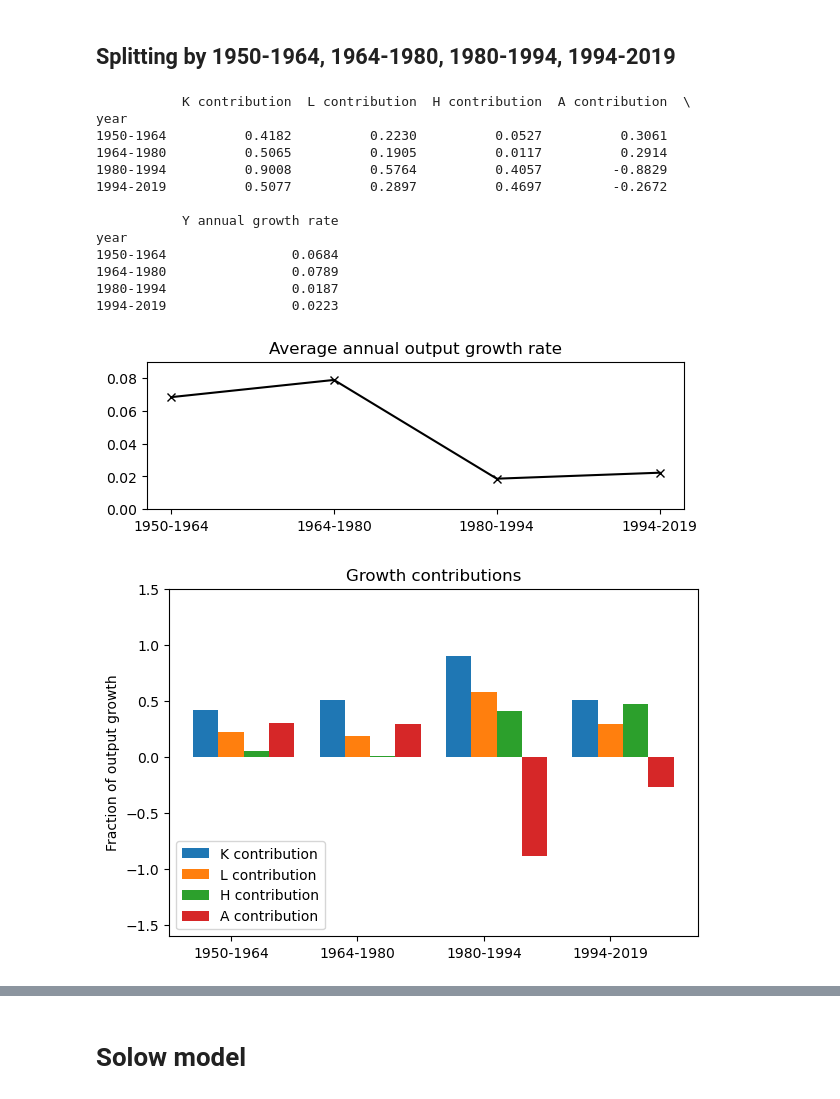
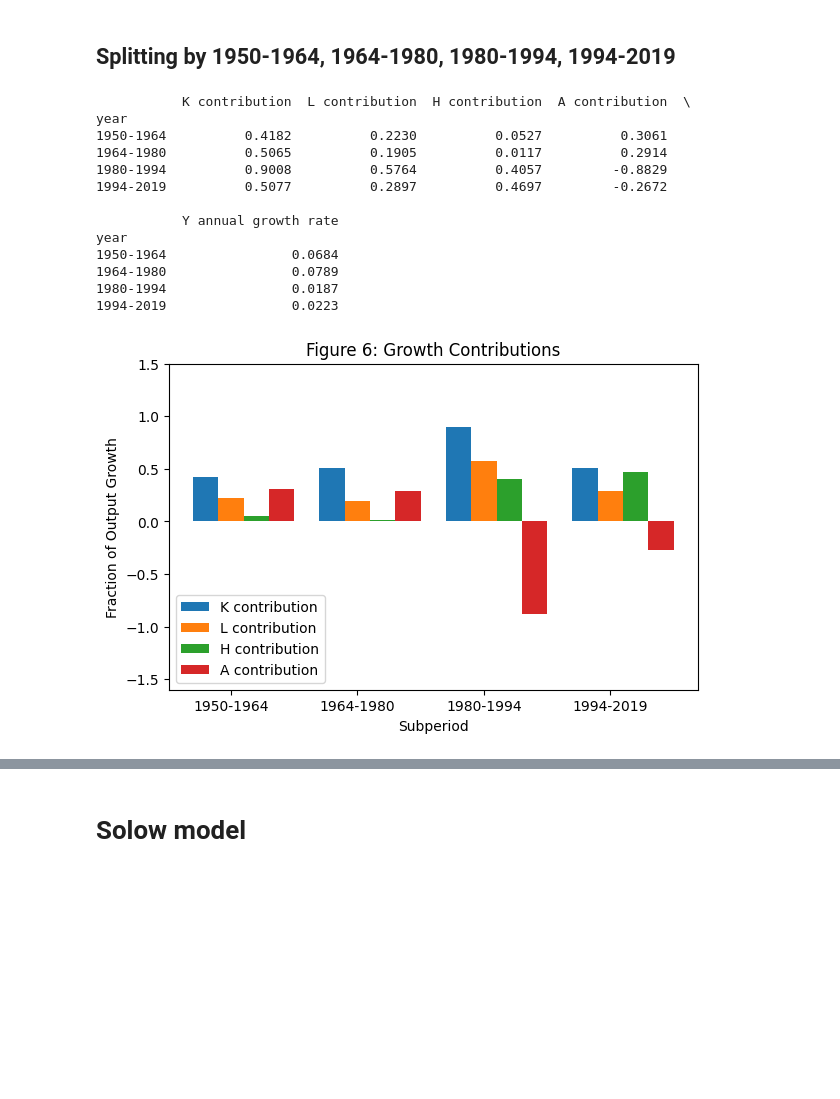
Before and after one commit to Jessie-Fung/ec2b1-brazil, a Jupyter notebook: code/code.ipynb, the cells around one changed output, grey strips where cells are left out. Cells and saved outputs as stored; diff of their text form; code cells hidden in the pictures; blank space fills up the shorter version.

Commit message:
fix main code graphs 1

```diff
--- a/code/code.ipynb
+++ b/code/code.ipynb
@@ -577,45 +622,49 @@ print(df_period_contr)
 x = np.arange(len(period_intvls))  # the label locations
 
 fig, ax1 = plt.subplots(layout='constrained', figsize=(6, 2))
-ax1.set_title('Average annual output growth rate')
+ax1.set_title('Figure 5: Average annual output growth rate')
 ax1.plot(x, df_period_contr["Y annual growth rate"], color='black', marker='x', label='Y growth rate')
 ax1.set_xticks(x, period_intvls)
+ax1.set_xlabel('Subperiod')
 ax1.set_ylim(0, 0.09)
+
+plt.savefig("./figures/Figure 5.png", dpi=300, bbox_inches='tight')
+plt.close(fig)
 
 width = 0.2  # the width of the bars
 multiplier = 0
 
 fig, ax2 = plt.subplots(layout='constrained', figsize=(6, 4))
 
 for factor, contr in df_period_contr.drop(columns = "Y annual growth rate").to_dict("list").items():
     offset = width * multiplier
     rects = ax2.bar(x + offset, contr, width, label=factor)
     multiplier += 1
 
 # Add some text for labels, title and custom x-axis tick labels, etc.
-ax2.set_title('Growth contributions')
-ax2.set_ylabel('Fraction of output growth')
+ax2.set_title('Figure 6: Growth Contributions')
+ax2.set_xlabel('Subperiod')
+ax2.set_ylabel('Fraction of Output Growth')
 ax2.set_xticks(x + width, period_intvls)
 ax2.legend(loc='lower left', ncols=1)
 ax2.set_ylim(-1.6, 1.5)
 
-plt.show()
+plt.savefig("./figures/Figure 6.png", dpi=300, bbox_inches='tight')
 # %% [output]
            K contribution  L contribution  H contribution  A contribution  \
 year
 1950-1964          0.4182          0.2230          0.0527          0.3061
 1964-1980          0.5065          0.1905          0.0117          0.2914
 1980-1994          0.9008          0.5764          0.4057         -0.8829
 1994-2019          0.5077          0.2897          0.4697         -0.2672
 
            Y annual growth rate
 year
 1950-1964                0.0684
 1964-1980                0.0789
 1980-1994                0.0187
 1994-2019                0.0223
-[figure, old version]
+[figure, new version]
-[figure, removed]
 # %%
 # Compute annual growth rates of factors
 period_annual_change_prep = pd.concat([period_change.iloc[0:1]*(1/14), period_change.iloc[1:2]*(1/16), period_change.iloc[2:3]*(1/14), period_change.iloc[3:4]*(1/25)], axis = 0)
```
Also changed, not shown: parts of 16 cells of this notebook, 13 other files.
